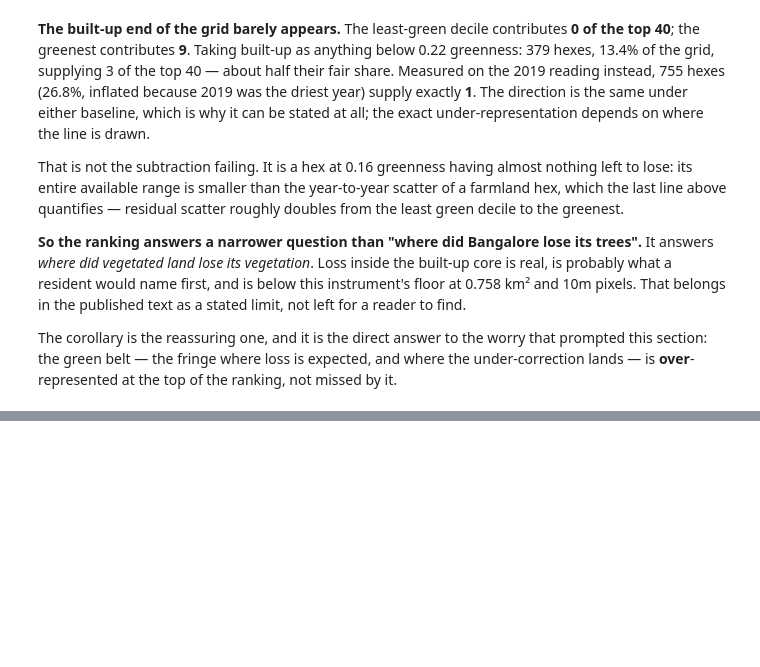
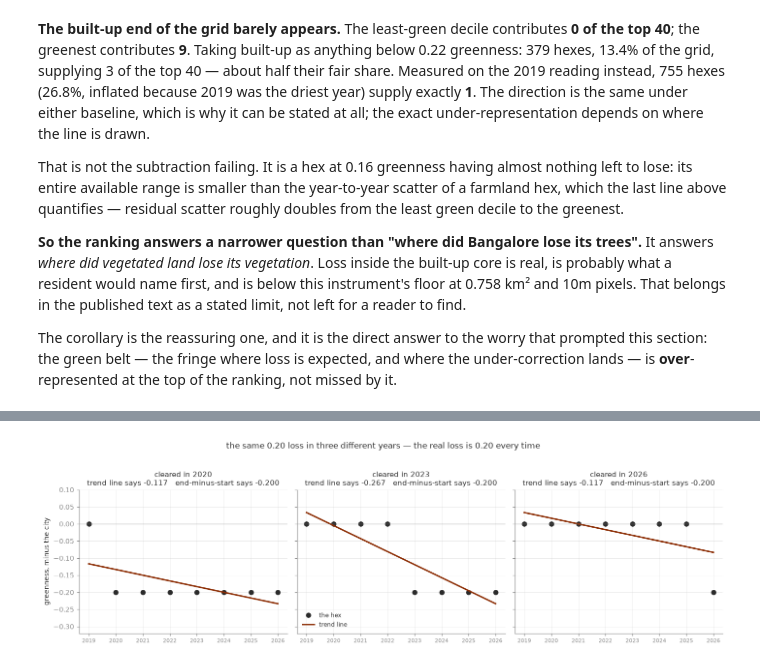
Before and after one commit to dtgoyal1/bengaluru-green-cover, a Jupyter notebook: notebooks/m2_hex_table.ipynb, the cells around one changed output, grey strips where cells are left out. Drawn from its saved outputs; the diff is of its cells as text; code cells hidden in the pictures; blank space fills up the shorter version.

```diff
--- a/notebooks/m2_hex_table.ipynb
+++ b/notebooks/m2_hex_table.ipynb
@@ -1078,0 +1090,31 @@ is **over**-represented at the top of the ranking, not missed by it.
+# %%
+span = YEARS[-1] - YEARS[0]
+END = "#2c7fb8"
+
+
+def trend_line(values):
+    v = pd.Series(values, index=YEARS)
+    slope = (v * xs).sum() / (xs ** 2).sum()
+    return v.mean() + slope * xs
+
+
+fig, axes = plt.subplots(1, 3, figsize=(13, 3.8), sharey=True)
+for ax, first_low in zip(axes, (2020, 2023, 2026)):
+    v = pd.Series([0.0 if y < first_low else -0.20 for y in YEARS], index=YEARS)
+    line = trend_line(v)
+    ax.plot(YEARS, v, "o", color=INK, markersize=6, label="the hex")
+    ax.plot(YEARS, line, color=LOSS, linewidth=2, label="trend line")
+    ax.axhline(0, color=MUTED, linewidth=0.8)
+    ax.set_xticks(YEARS)
+    ax.set_xticklabels(YEARS, fontsize=7)
+    ax.set_ylim(-0.32, 0.10)
+    ax.set_title(f"cleared in {first_low}\n"
+                 f"trend line says {line.iloc[-1] - line.iloc[0]:+.3f}   "
+                 f"end-minus-start says {v.iloc[-1] - v.iloc[0]:+.3f}", fontsize=9.5)
+axes[0].set_ylabel("greenness, minus the city")
+axes[1].legend(fontsize=8, frameon=False, loc="lower left")
+fig.suptitle("the same 0.20 loss in three different years — the real loss is 0.20 every time",
+             fontsize=11, y=1.03)
+plt.tight_layout(); plt.show()
+# %% [output]
+[figure, added]
```
Also changed, not shown: parts of 9 cells of this notebook, 7 other files.
